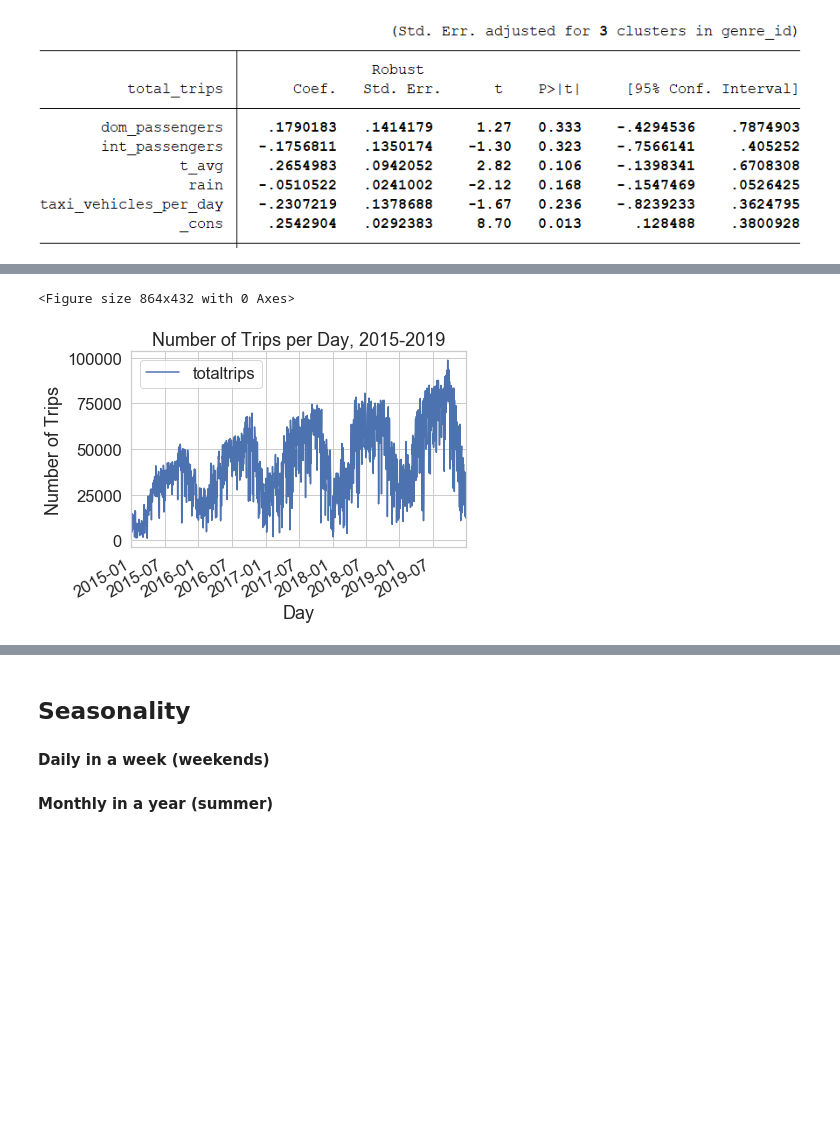
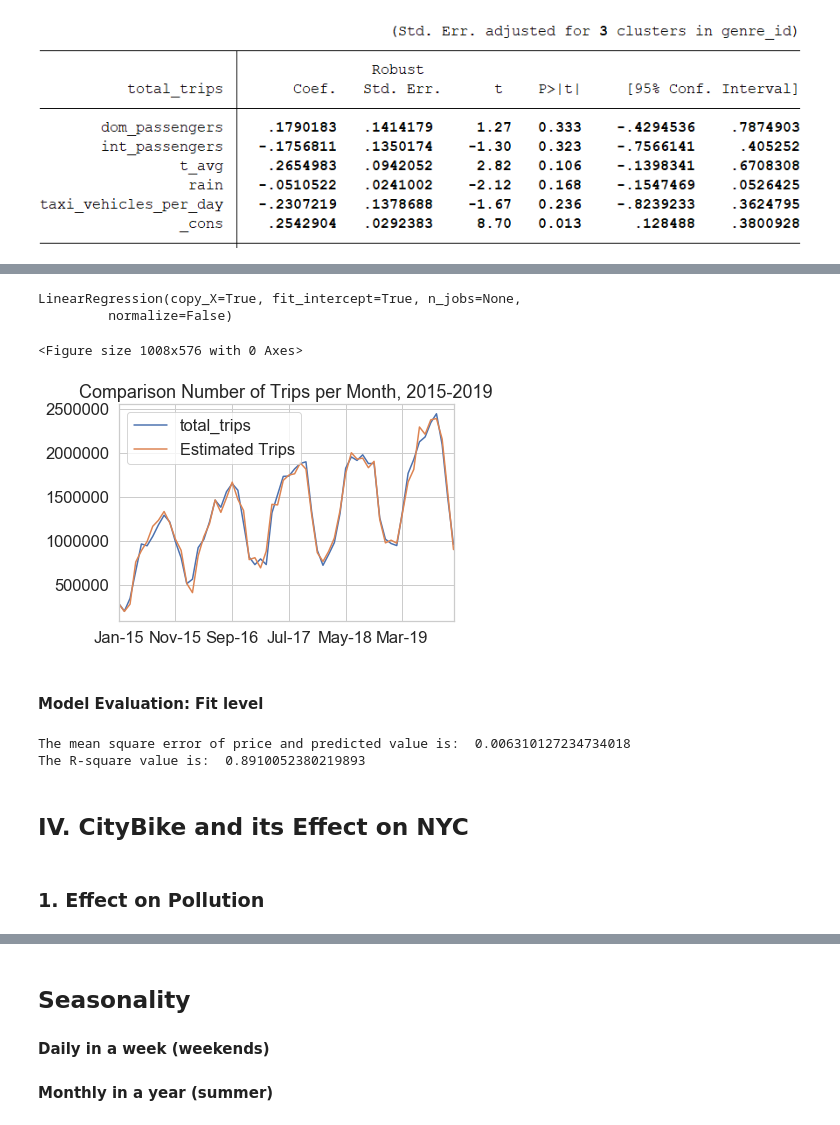
Before and after one commit to maikolcerda/Citibank, a Jupyter notebook: citibank_project.ipynb, the cells around one changed output, grey strips where cells are left out. Saved outputs shown, nothing was run; the diff lists cells and outputs as text; code cells hidden in the pictures; blank space fills up the shorter version.

```diff
--- a/citibank_project.ipynb
+++ b/citibank_project.ipynb
@@ -559,14 +708,66 @@ df.set_index('day', inplace=True)
+# %%
+path_2 = "C:/Users/Maikol Cerda/Desktop/citibike_data_month.csv"
+df3=pd.read_csv(path_2)
+
+#dummy per season
+dummy_variable_season = pd.get_dummies(df3["season"])
+dummy_variable_season.head()
+
+df3 = pd.concat([df3 , dummy_variable_season], axis=1)
+
+X_level = df3[["dom_passengers", "int_passengers", "T_Avg", "taxi_vehicles_per_day", "Rain", "fall", "spring", "summer"]]
+Y_level = df3['total_trips']
+
+from sklearn.preprocessing import PolynomialFeatures
+from sklearn.linear_model import LinearRegression
+
+poly = PolynomialFeatures(degree = 2)
+X_poly = poly.fit_transform(X_level)
+
+poly.fit(X_poly, Y_level)
+lin2 = LinearRegression()
+lin2.fit(X_poly, Y_level)
+#lm.fit(X_level,Y_level)
+# %% [output]
+LinearRegression(copy_X=True, fit_intercept=True, n_jobs=None,
+         normalize=False)
+# %%
+Y_hat=lin2.predict(poly.fit_transform(X_level))
+
+Y_hat = pd.DataFrame({'Estimated Trips': Y_hat})
+# %%
+dfplot=pd.concat([df3[['date','total_trips']], Y_hat], axis=1 )
+dfplot.set_index('date', inplace=True)
 # %%
-
+plt.figure(figsize=(14, 8))
+sns.set(font_scale=1.5)
+sns.set_style('whitegrid')
 
 sns.set_style('whitegrid')
-df.plot(kind='line')
+dfplot.plot(kind='line')
 
-plt.title('Number of Trips per Day, 2015-2019')
-plt.ylabel('Number of Trips')
-plt.xlabel('Day')
-
+plt.title('Comparison Number of Trips per Month, 2015-2019')
+plt.ylabel('')
+plt.xlabel('')
 plt.show()
 # %% [output]
-<Figure size 864x432 with 0 Axes>
+<Figure size 1008x576 with 0 Axes>
-[figure, old version]
+[figure, new version]
+# %% [markdown]
+#### Model Evaluation: Fit level
+# %%
+from sklearn.metrics import r2_score
+from sklearn.metrics import mean_squared_error
+
+mse = mean_squared_error(Y, Y_hat)
+r_squared = r2_score(Y, Y_hat)
+
+print('The mean square error of price and predicted value is: ', mse)
+print('The R-square value is: ', r_squared)
+# %% [output]
+The mean square error of price and predicted value is:  0.006310127234734018
+The R-square value is:  0.8910052380219893
+# %% [markdown]
+## IV. CityBike and its Effect on NYC
+# %% [markdown]
+### 1. Effect on Pollution
```
Also changed, not shown: parts of 150 cells of this notebook.
